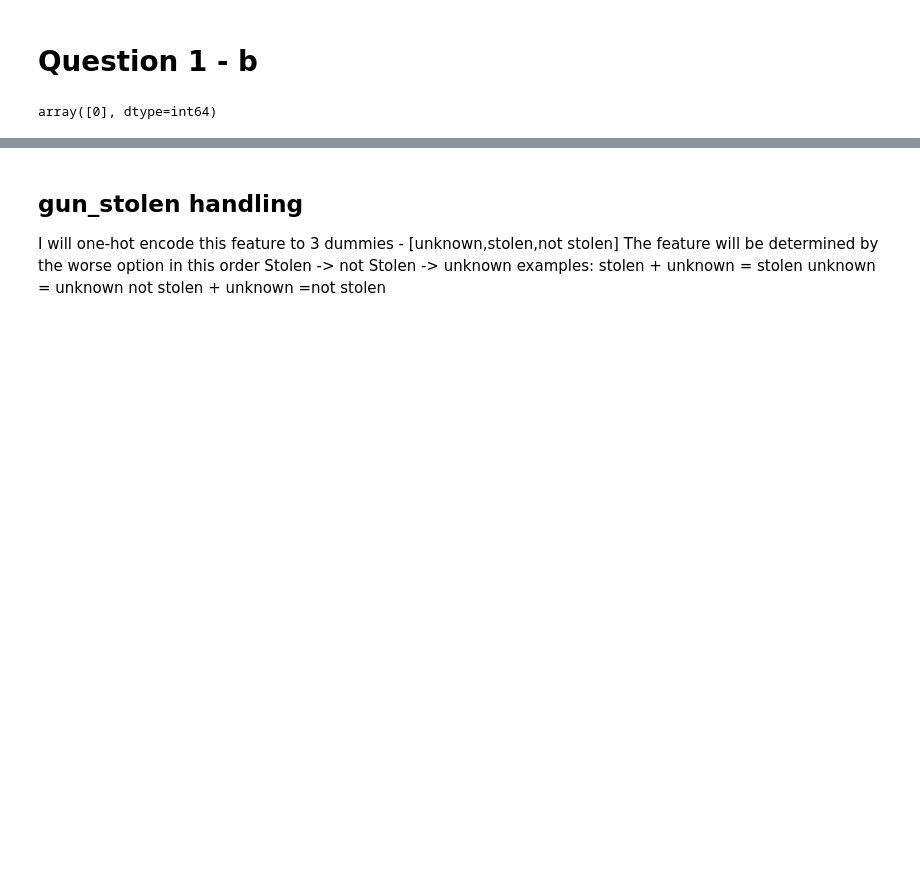
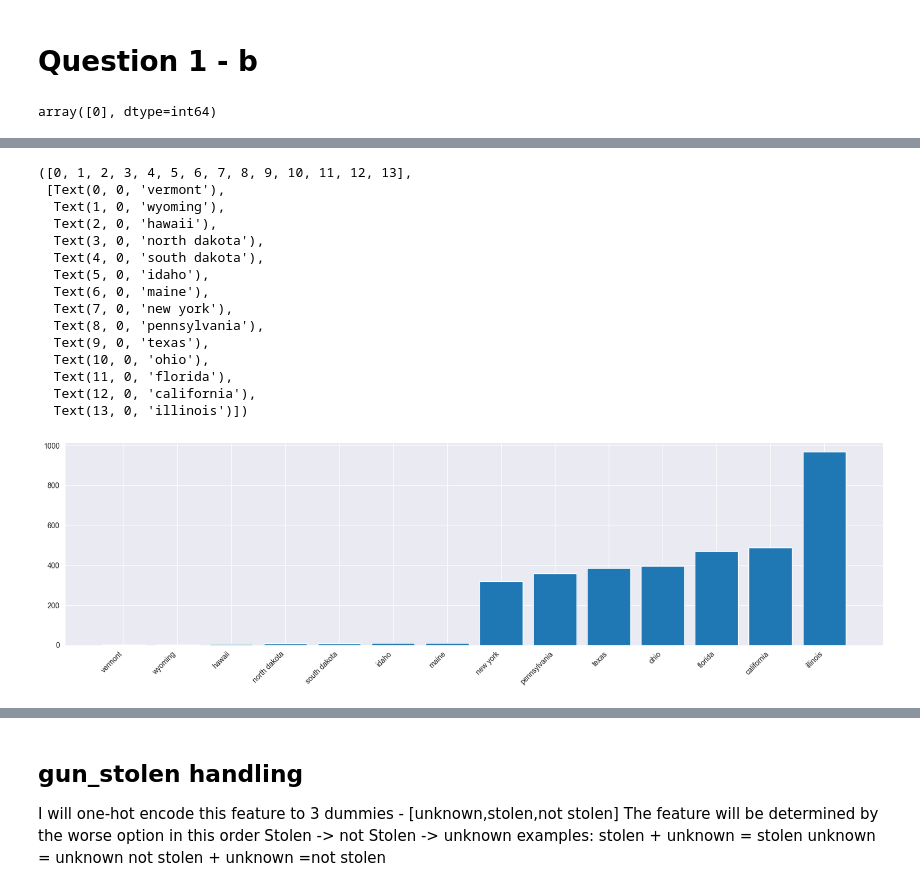
Before and after one commit to benmoyal1/data_science_lab, a Jupyter notebook: week1/lab_week_one.ipynb, the cells around one changed output, grey strips where cells are left out. Drawn from its saved outputs; the diff is of its cells as text; code cells hidden in the pictures; blank space fills up the shorter version.

```diff
--- a/week1/lab_week_one.ipynb
+++ b/week1/lab_week_one.ipynb
@@ -104,0 +208,31 @@ array(['0::Unknown', '0::Stolen', '0::Unknown||1::Unknown',
+# %%
+group_by_state_injured = df.groupby(by=df_no_unknown_state['state'])['n_injured'].sum().reset_index()
+
+top_seven_injuries_n = group_by_state_injured.nlargest(7, 'n_injured')
+bottom_seven_injuries_n = group_by_state_injured.nsmallest(7, 'n_injured')
+sorted_data_injured_n = pd.concat([top_seven_injuries_n,bottom_seven_injuries_n])
+sorted_data_injured_n = sorted_data_injured_n.sort_values(by='n_injured')
+
+state_sorted = sorted_data_injured_n['state']
+injured_num_sorted = sorted_data_injured_n['n_injured']
+
+fig, ax = plt.subplots(1, 1, figsize=(20, 5))
+ax.bar(state_sorted, injured_num_sorted)
+plt.xticks(rotation=45, ha='right')
+# %% [output]
+([0, 1, 2, 3, 4, 5, 6, 7, 8, 9, 10, 11, 12, 13],
+ [Text(0, 0, 'vermont'),
+  Text(1, 0, 'wyoming'),
+  Text(2, 0, 'hawaii'),
+  Text(3, 0, 'north dakota'),
+  Text(4, 0, 'south dakota'),
+  Text(5, 0, 'idaho'),
+  Text(6, 0, 'maine'),
+  Text(7, 0, 'new york'),
+  Text(8, 0, 'pennsylvania'),
+  Text(9, 0, 'texas'),
+  Text(10, 0, 'ohio'),
+  Text(11, 0, 'florida'),
+  Text(12, 0, 'california'),
+  Text(13, 0, 'illinois')])
+[figure, added]
```
Also changed, not shown: parts of 75 cells of this notebook, 4 other files.
